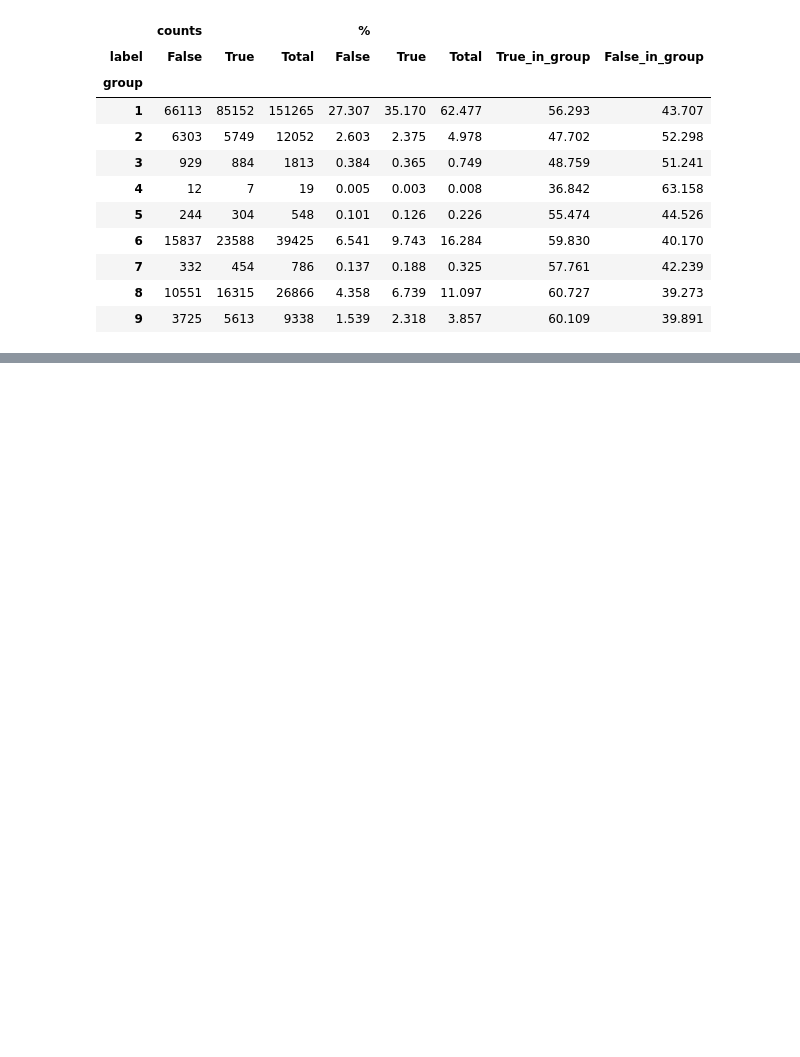
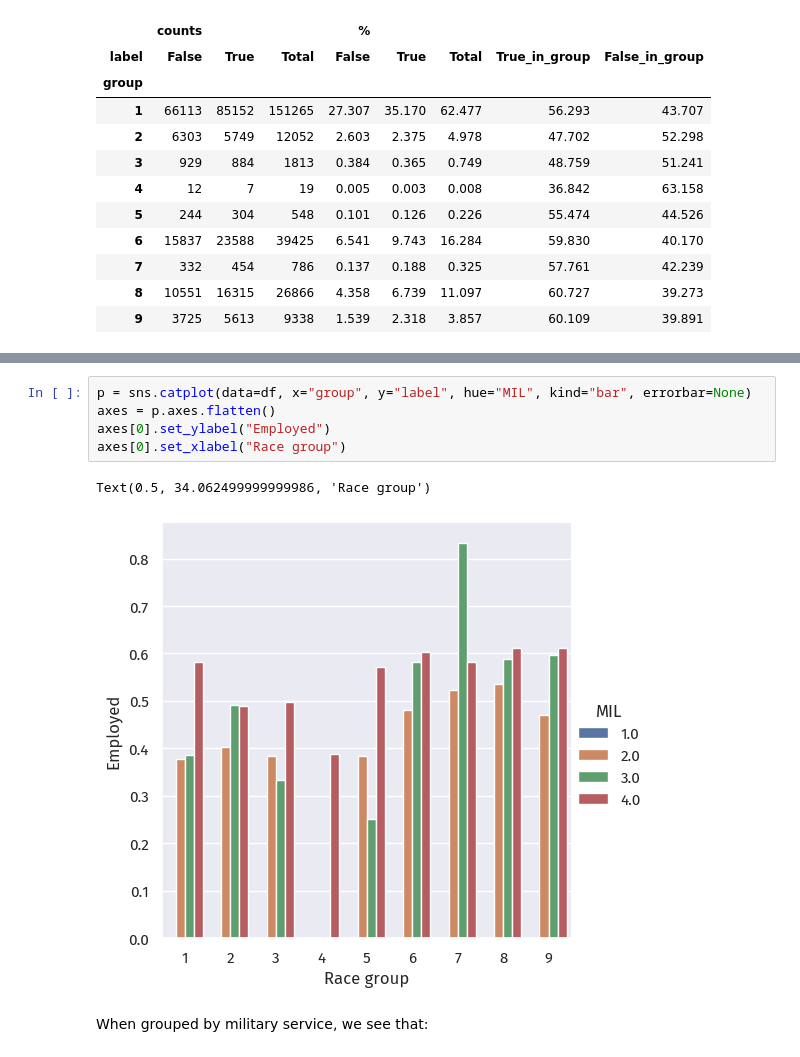
Before and after one commit to doabell/451-blog, a Jupyter notebook: posts/auditing-bias/index.ipynb, the cells around one changed output, grey strips where cells are left out. Saved outputs shown, nothing was run; the diff lists cells and outputs as text; blank space fills up the shorter version.

```diff
--- a/posts/auditing-bias/index.ipynb
+++ b/posts/auditing-bias/index.ipynb
@@ -232,0 +266,10 @@ First, employment by race and sex:
+# %%
+p = sns.catplot(data=df, x="group", y="label", hue="MIL", kind="bar", errorbar=None)
+axes = p.axes.flatten()
+axes[0].set_ylabel("Employed")
+axes[0].set_xlabel("Race group")
+# %% [output]
+Text(0.5, 34.062499999999986, 'Race group')
+[figure, added]
+# %% [markdown]
+When grouped by military service, we see that:
```
Also changed, not shown: parts of 9 cells of this notebook, 1 other file.
